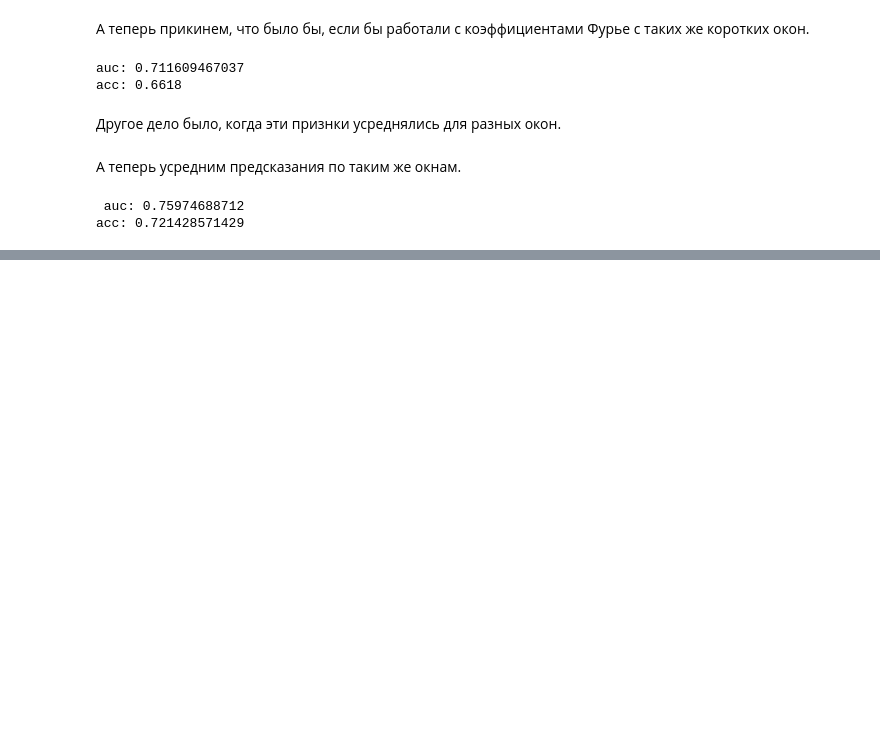
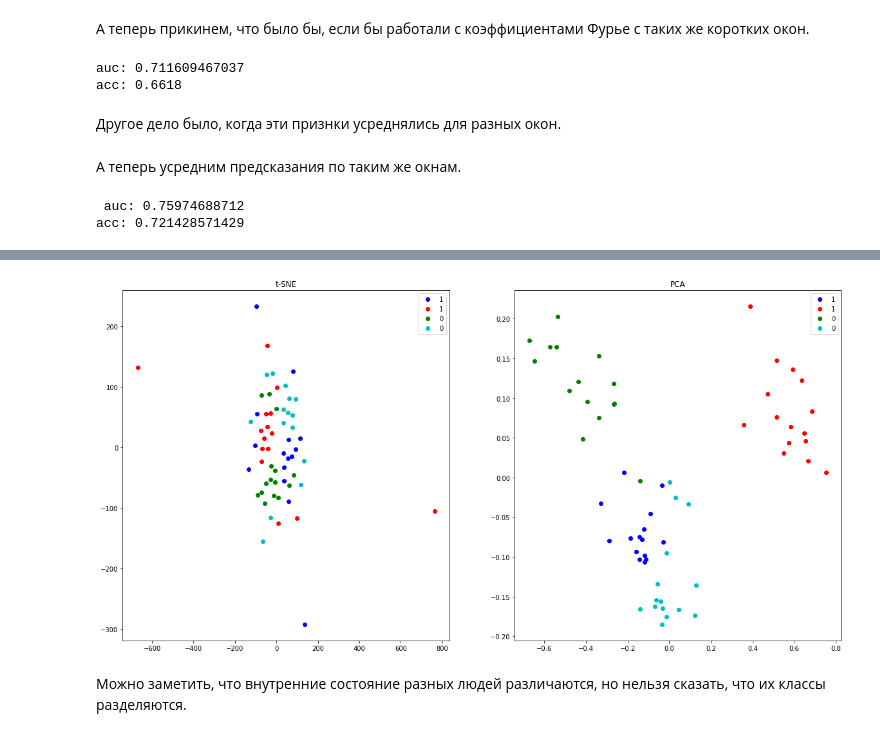
Before and after one commit to emilkayumov/diploma-mcnn-cardio-feature-extraction, a Jupyter notebook: mscnn.ipynb, the cells around one changed output, grey strips where cells are left out. Drawn from its saved outputs; the diff is of its cells as text; code cells hidden in the pictures; blank space fills up the shorter version.

```diff
--- a/mscnn.ipynb
+++ b/mscnn.ipynb
@@ -674,0 +770,37 @@ acc: 0.721428571429
+# %%
+data = np.empty((15 * 4, 150), dtype=float)
+inds = [70, 189, 27, 4]
+
+for i, ind in enumerate(inds):
+    for j in xrange(15):
+        data[i*15+j] = preprocess_avg(signals[ind][j])
+# %%
+tsne = TSNE(n_components=2, perplexity=10)
+pca  = PCA(n_components=2)
+# %%
+tsne_data = tsne.fit_transform(data)
+pca_data  = pca.fit_transform(data)
+# %%
+plt.figure(figsize=(20, 10))
+
+plt.subplot(1, 2, 1)
+plt.title('t-SNE')
+plt.plot(tsne_data[0:15, 0], tsne_data[0:15, 1], 'bo', label='1')
+plt.plot(tsne_data[15:30, 0], tsne_data[15:30, 1], 'ro', label='1')
+plt.plot(tsne_data[30:45, 0], tsne_data[30:45, 1], 'go', label='0')
+plt.plot(tsne_data[45:60, 0], tsne_data[45:60, 1], 'co', label='0')
+plt.legend(loc=0)
+
+plt.subplot(1, 2, 2)
+plt.title('PCA')
+plt.plot(pca_data[0:15, 0], pca_data[0:15, 1], 'bo', label='1')
+plt.plot(pca_data[15:30, 0], pca_data[15:30, 1], 'ro', label='1')
+plt.plot(pca_data[30:45, 0], pca_data[30:45, 1], 'go', label='0')
+plt.plot(pca_data[45:60, 0], pca_data[45:60, 1], 'co', label='0')
+plt.legend(loc=0)
+
+plt.show()
+# %% [output]
+[figure, added]
+# %% [markdown]
+Можно заметить, что внутренние состояние разных людей различаются, но нельзя сказать, что их классы разделяются.
```
Also changed, not shown: parts of 16 cells of this notebook, 3 other files.
